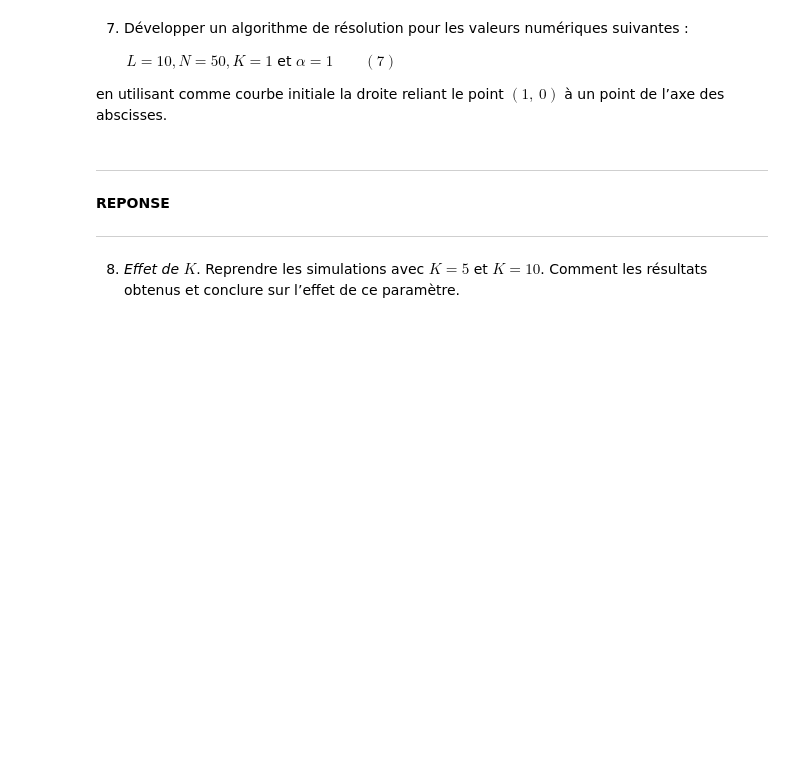
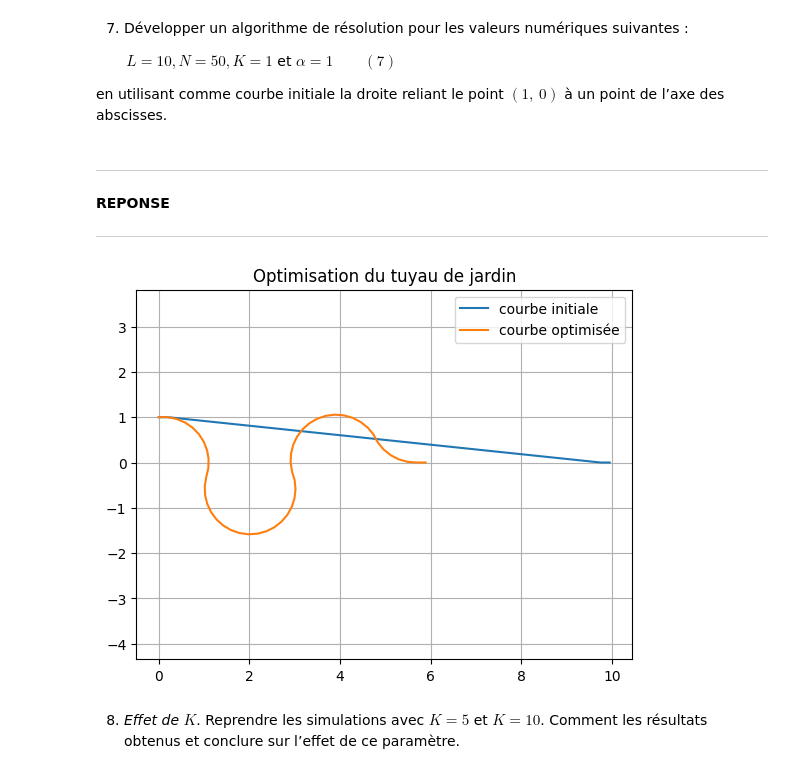
Before and after one commit to jack-evans1/projetOptimEvansMirri, a Jupyter notebook: projetTuyaux.ipynb, the cells around one changed output. Drawn from its saved outputs; the diff is of its cells as text; code cells hidden in the pictures; blank space fills up the shorter version.

```diff
--- a/projetTuyaux.ipynb
+++ b/projetTuyaux.ipynb
@@ -112,8 +113,8 @@ Pour cela, la méthode slsqp de optimize.minimize de la librairie scipy.optimize
 
 ***
 # %%
-K = 10
-N = 90
+K = 1
+N = 50
 L = 10
 ds = L/N
 alpha = 1
@@ -197,33 +198,35 @@ def ci_theta(z): #contrainte sur les angles theta
         contrainte.append(cond)
         contrainte.append(cond2)
     return contrainte
 def c1i(z):
     theta = z[3*(N+1):]
     y = z[(N+1):2*(N+1)]
     w = z[2*(N+1):3*(N+1)]
     return -(-w + y)
 def c2i(z):
     theta = z[3*(N+1):]
     y = z[(N+1):2*(N+1)]
     w = z[2*(N+1):3*(N+1)]
     return (y + w)
 
 
 z = optimize.minimize(f, z0, method='SLSQP',
                          constraints= [{"type": "ineq", "fun":c1i}, {"type": "ineq", "fun":c2i}, {"type": "ineq", "fun":ci_theta}, {"type": "eq", "fun":c1e}, {"type": "eq", "fun":c2e}, {"type": "eq", "fun":c3e}, {"type": "eq", "fun":c4e}, {"type": "eq", "fun":c5e}, {"type": "eq", "fun":c6e} , {"type": "eq", "fun":c7e}])
 #print(z)
 
 z_opt = z.x
 x_opt = z_opt[:N+1]
 y_opt = z_opt[N+1 : 2*(N+1)]
 
 plt.plot(x0, y0, label='courbe initiale')
 plt.plot(x_opt, y_opt, label='courbe optimisée')
 plt.legend()
 plt.axis('equal')
 plt.grid(True)
 plt.title("Optimisation du tuyau de jardin")
 plt.show()
+# %% [output]
+[figure, added]
 # %% [markdown]
 8. *Effet de* $K$. Reprendre les simulations avec $K = 5$ et $K = 10$. Comment les résultats obtenus et
 conclure sur l’effet de ce paramètre.
```
Also changed, not shown: parts of 1 cell of this notebook.
